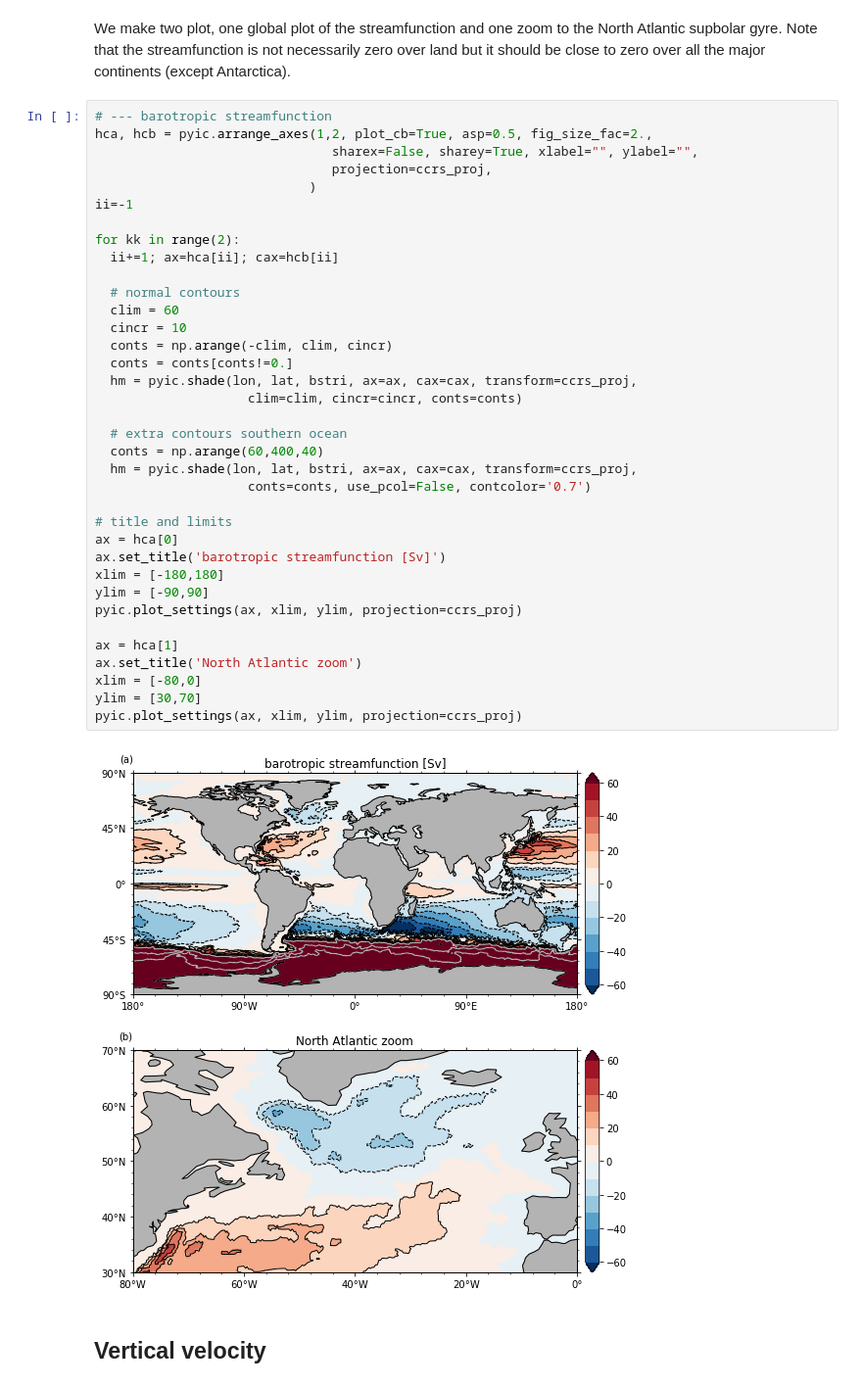
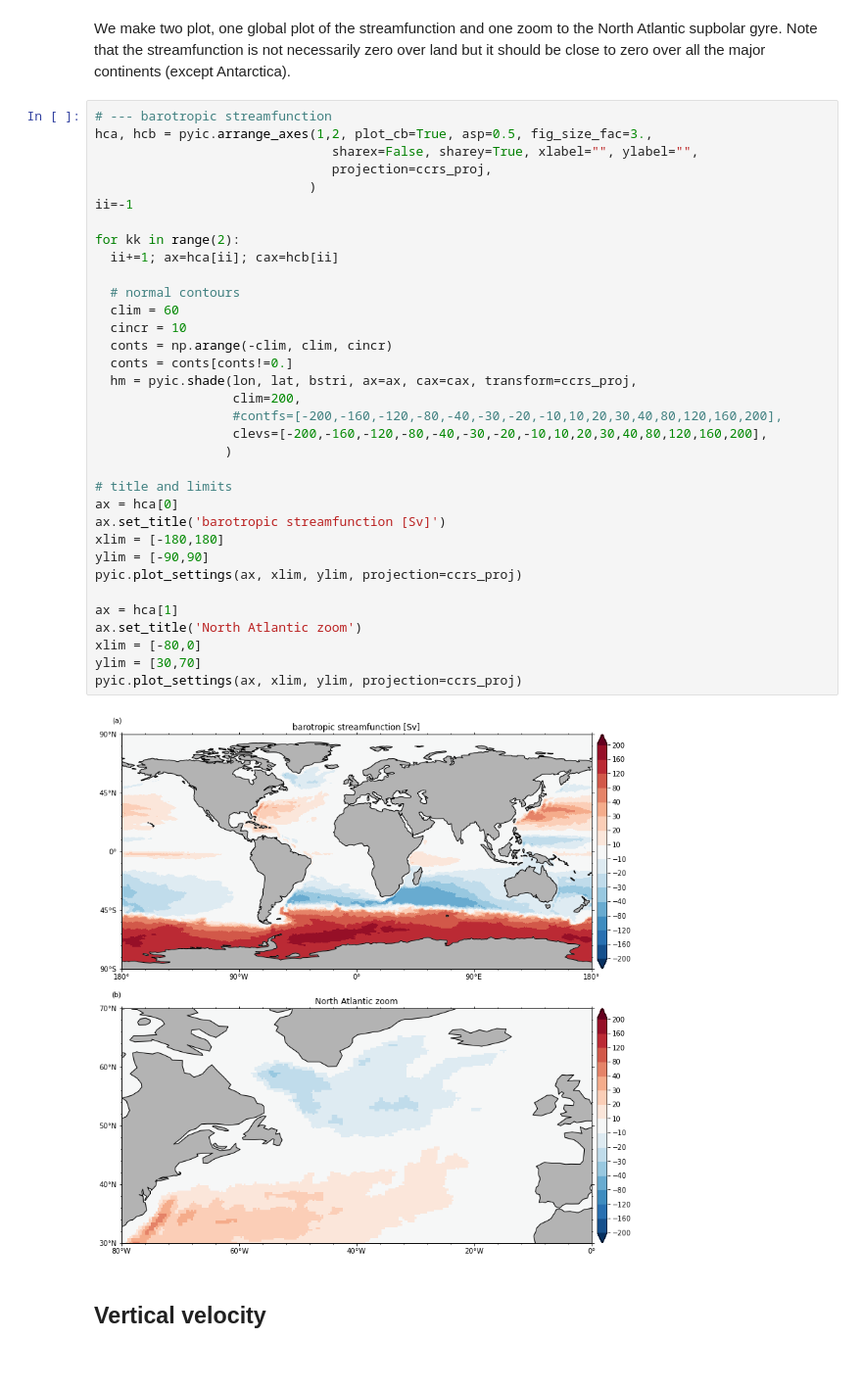
Before and after one commit to ppothapa/pyICON_EXCLAIM, a Jupyter notebook: notebooks/examp_pyicon_transports.ipynb, the cells around one changed output. Shown at 98% size. Drawn from its saved outputs; the diff is of its cells as text.

```diff
--- a/notebooks/examp_pyicon_transports.ipynb
+++ b/notebooks/examp_pyicon_transports.ipynb
@@ -75,42 +75,40 @@ lon, lat, bstri = pyic.interp_to_rectgrid(bstr, fpath_ckdtree, coordinates='vlat
 We make two plot, one global plot of the streamfunction and one zoom to the North Atlantic supbolar gyre. Note that the streamfunction is not necessarily zero over land but it should be close to zero over all the major continents (except Antarctica).
 # %%
 # --- barotropic streamfunction
-hca, hcb = pyic.arrange_axes(1,2, plot_cb=True, asp=0.5, fig_size_fac=2.,
+hca, hcb = pyic.arrange_axes(1,2, plot_cb=True, asp=0.5, fig_size_fac=3.,
                                sharex=False, sharey=True, xlabel="", ylabel="",
                                projection=ccrs_proj,
                             )
 ii=-1
 
 for kk in range(2):
   ii+=1; ax=hca[ii]; cax=hcb[ii]
 
   # normal contours
   clim = 60
   cincr = 10
   conts = np.arange(-clim, clim, cincr)
   conts = conts[conts!=0.]
   hm = pyic.shade(lon, lat, bstri, ax=ax, cax=cax, transform=ccrs_proj,
-                    clim=clim, cincr=cincr, conts=conts)
-
-  # extra contours southern ocean
-  conts = np.arange(60,400,40)
-  hm = pyic.shade(lon, lat, bstri, ax=ax, cax=cax, transform=ccrs_proj,
-                    conts=conts, use_pcol=False, contcolor='0.7')
+                  clim=200,
+                  #contfs=[-200,-160,-120,-80,-40,-30,-20,-10,10,20,30,40,80,120,160,200],
+                  clevs=[-200,-160,-120,-80,-40,-30,-20,-10,10,20,30,40,80,120,160,200],
+                 )
 
 # title and limits
 ax = hca[0]
 ax.set_title('barotropic streamfunction [Sv]')
 xlim = [-180,180]
 ylim = [-90,90]
 pyic.plot_settings(ax, xlim, ylim, projection=ccrs_proj)
 
 ax = hca[1]
 ax.set_title('North Atlantic zoom')
 xlim = [-80,0]
 ylim = [30,70]
 pyic.plot_settings(ax, xlim, ylim, projection=ccrs_proj)
 # %% [output]
-[figure, old version]
+[figure, new version]
 # %% [markdown]
 ## Vertical velocity
 # %% [markdown]
```
Also changed, not shown: parts of 1 cell of this notebook.
